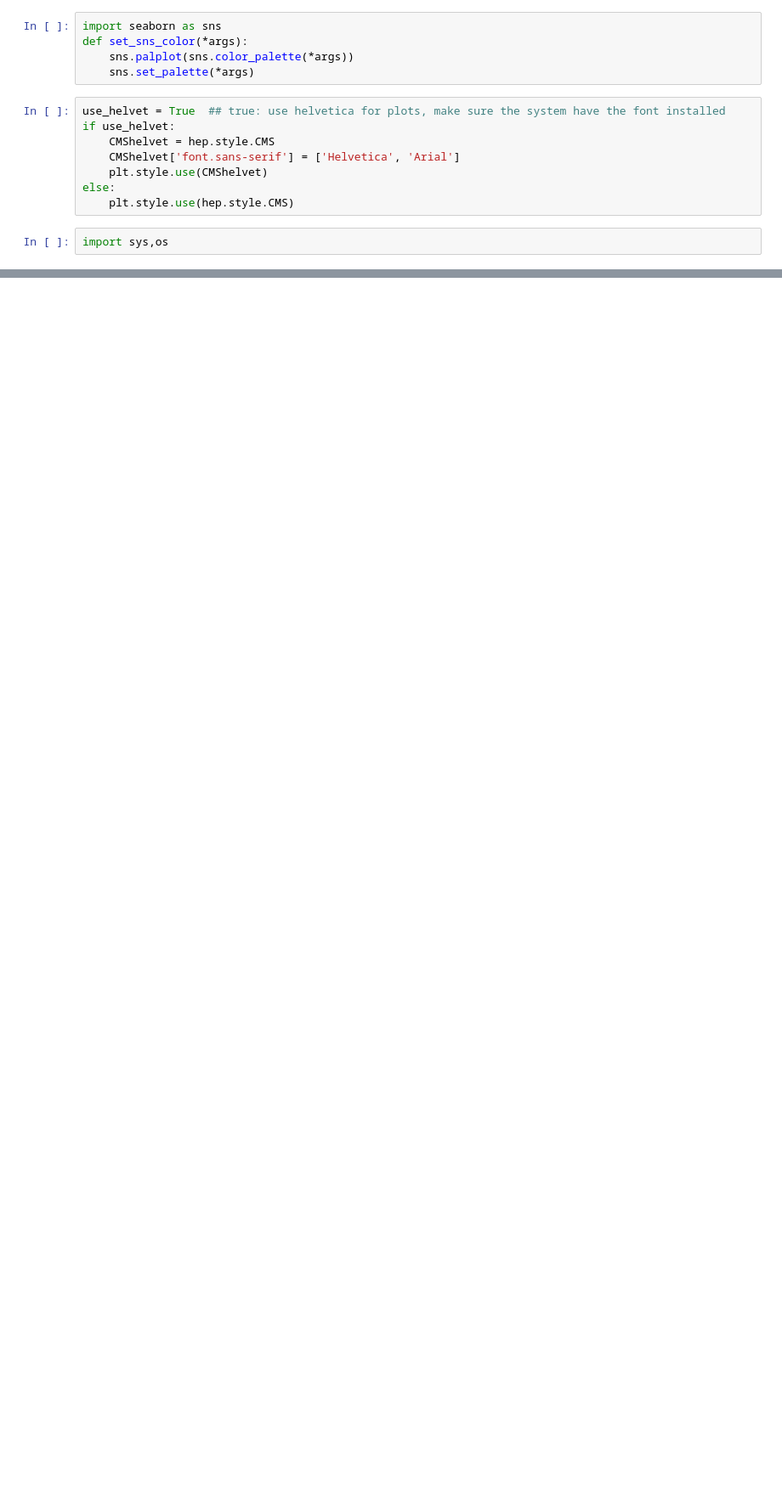
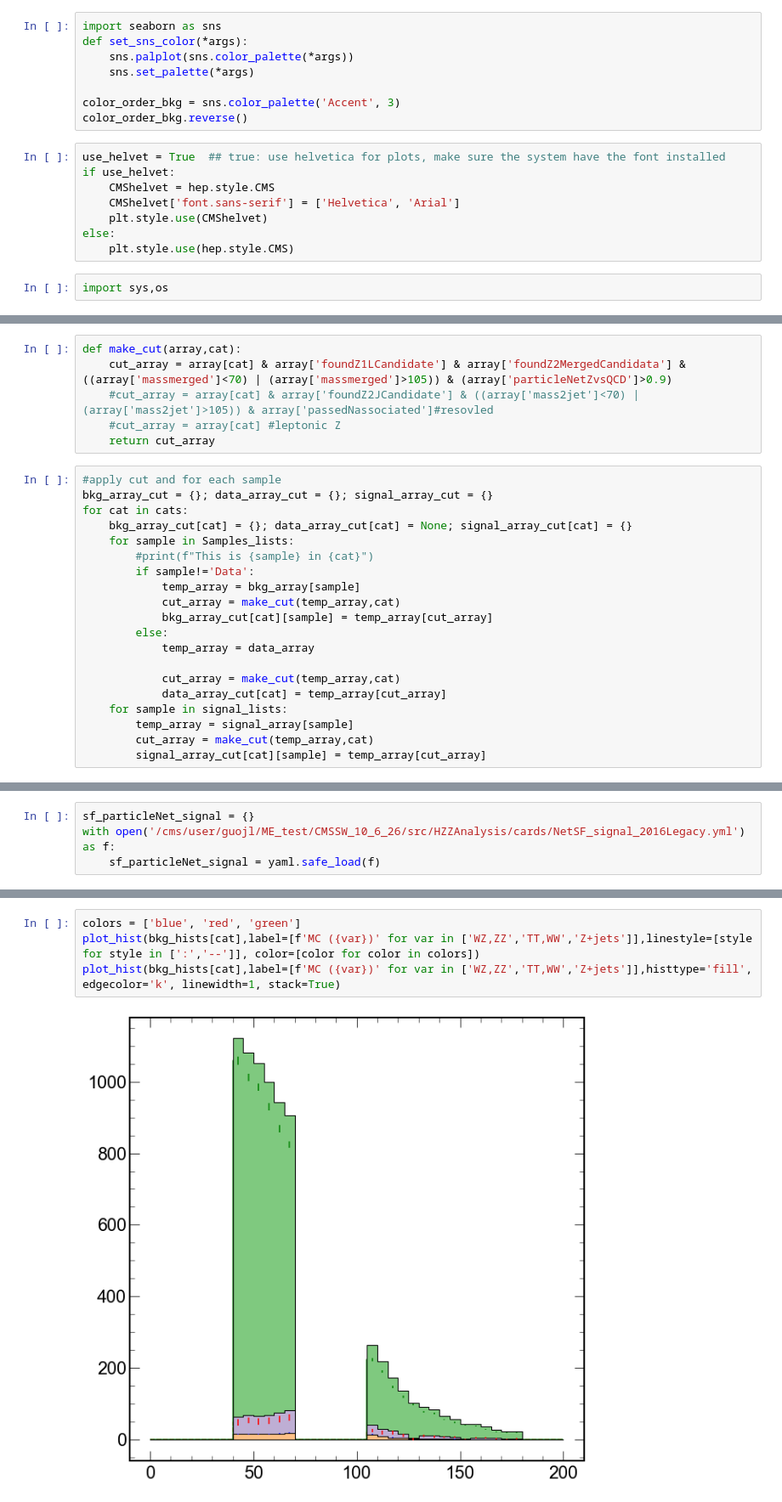
Before and after one commit to jialin-guo1/HZZAnalysis, a Jupyter notebook: Plot/uproot_test.ipynb, the cells around one changed output, grey strips where cells are left out. Shown at 85% size. Cells and saved outputs as stored; diff of their text form; blank space fills up the shorter version.

```diff
--- a/Plot/uproot_test.ipynb
+++ b/Plot/uproot_test.ipynb
@@ -12,6 +13,9 @@ import seaborn as sns
 def set_sns_color(*args):
     sns.palplot(sns.color_palette(*args))
     sns.set_palette(*args)
+
+color_order_bkg = sns.color_palette('Accent', 3)
+color_order_bkg.reverse()
 # %%
 use_helvet = True  ## true: use helvetica for plots, make sure the system have the font installed
 if use_helvet:
@@ -131,0 +205,26 @@ h
+# %%
+def make_cut(array,cat):
+    cut_array = array[cat] & array['foundZ1LCandidate'] & array['foundZ2MergedCandidata'] & ((array['massmerged']<70) | (array['massmerged']>105)) & (array['particleNetZvsQCD']>0.9)
+    #cut_array = array[cat] & array['foundZ2JCandidate'] & ((array['mass2jet']<70) | (array['mass2jet']>105)) & array['passedNassociated']#resovled
+    #cut_array = array[cat] #leptonic Z
+    return cut_array
+# %%
+#apply cut and for each sample
+bkg_array_cut = {}; data_array_cut = {}; signal_array_cut = {}
+for cat in cats:
+    bkg_array_cut[cat] = {}; data_array_cut[cat] = None; signal_array_cut[cat] = {}
+    for sample in Samples_lists:
+        #print(f"This is {sample} in {cat}")
+        if sample!='Data':
+            temp_array = bkg_array[sample]
+            cut_array = make_cut(temp_array,cat)
+            bkg_array_cut[cat][sample] = temp_array[cut_array]
+        else:
+            temp_array = data_array
+
+            cut_array = make_cut(temp_array,cat)
+            data_array_cut[cat] = temp_array[cut_array]
+    for sample in signal_lists:
+        temp_array = signal_array[sample]
+        cut_array = make_cut(temp_array,cat)
+        signal_array_cut[cat][sample] = temp_array[cut_array]
@@ -131,0 +285,4 @@ h
+# %%
+sf_particleNet_signal = {}
+with open('/cms/user/guojl/ME_test/CMSSW_10_6_26/src/HZZAnalysis/cards/NetSF_signal_2016Legacy.yml') as f:
+    sf_particleNet_signal = yaml.safe_load(f)
@@ -180,0 +620,6 @@ Data_hist.variances
+# %%
+colors = ['blue', 'red', 'green']
+plot_hist(bkg_hists[cat],label=[f'MC ({var})' for var in ['WZ,ZZ','TT,WW','Z+jets']],linestyle=[style for style in [':','--']], color=[color for color in colors])
+plot_hist(bkg_hists[cat],label=[f'MC ({var})' for var in ['WZ,ZZ','TT,WW','Z+jets']],histtype='fill', edgecolor='k', linewidth=1, stack=True)
+# %% [output]
+[figure, added]
```
Also changed, not shown: parts of 25 cells of this notebook.
